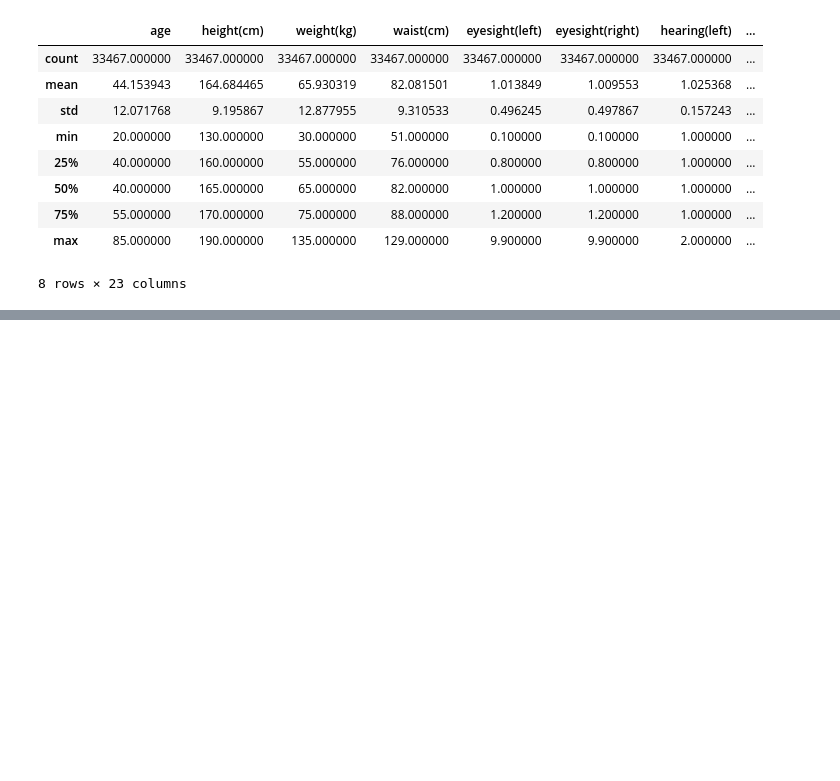
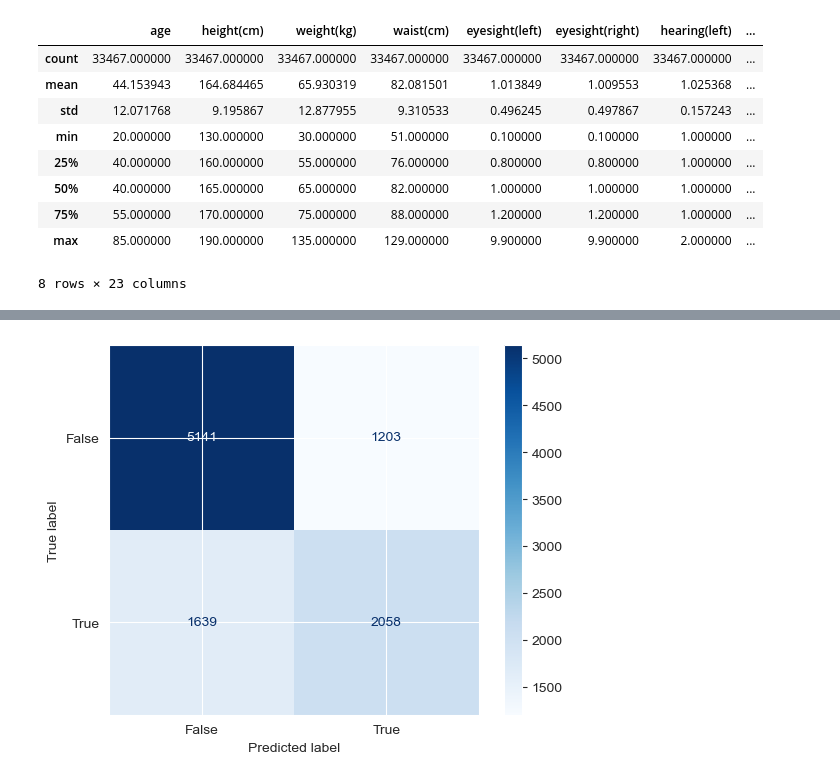
Before and after one commit to ironbongjr/data-mining-project, a Jupyter notebook: dm_proj.ipynb, the cells around one changed output, grey strips where cells are left out. Cells and saved outputs as stored; diff of their text form; code cells hidden in the pictures; blank space fills up the shorter version.

```diff
--- a/dm_proj.ipynb
+++ b/dm_proj.ipynb
@@ -196,0 +325,10 @@ df1.describe()
+# %%
+from sklearn.linear_model import LogisticRegression
+
+logreg = LogisticRegression()
+logreg.fit(x_training_data,y_training_data)
+
+log_pred = logreg.predict(x_test_data)
+
+print(classification_report(y_test_data,log_pred))
+precision, recall, f1_score, cutoff_threshold = classification_report(y_test_data, log_pred, output_dict=True)['1'].values()
@@ -196,0 +344,11 @@ df1.describe()
+# %%
+# print(confusion_matrix(y_test_data, log_pred))
+cm = confusion_matrix(y_test_data, log_pred)
+from sklearn import metrics
+
+cm_display = metrics.ConfusionMatrixDisplay(confusion_matrix = cm, display_labels = [False, True])
+
+cm_display.plot(cmap=plt.cm.Blues)
+plt.show()
+# %% [output]
+[figure, added]
```
Also changed, not shown: parts of 24 cells of this notebook, 7 other files.
